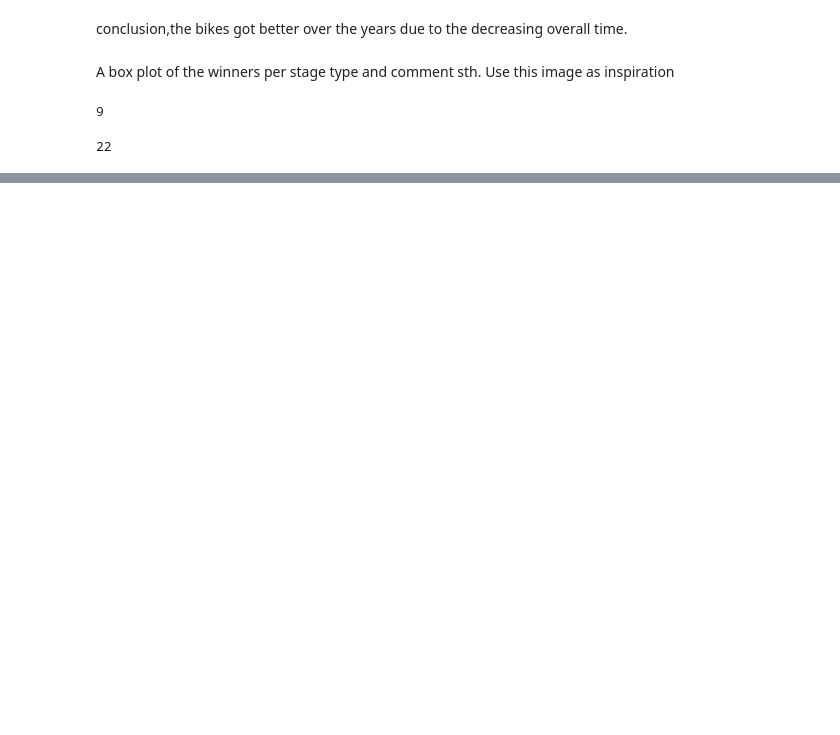
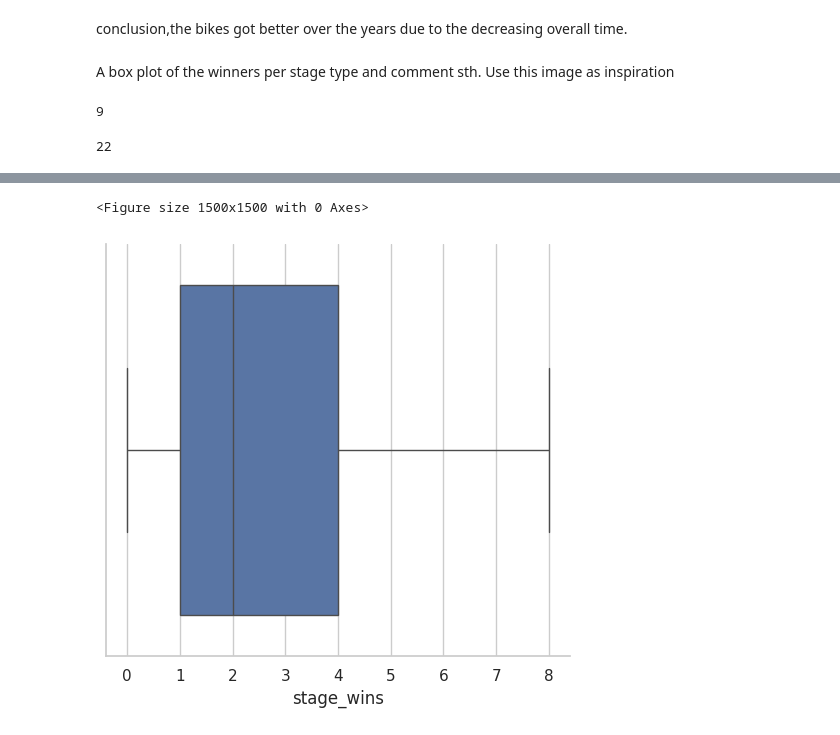
Before and after one commit to ericmuga253/Python-Data-, a Jupyter notebook: Untitled0.ipynb, the cells around one changed output, grey strips where cells are left out. Cells and saved outputs as stored; diff of their text form; code cells hidden in the pictures; blank space fills up the shorter version.

```diff
--- a/Untitled0.ipynb
+++ b/Untitled0.ipynb
@@ -135,0 +183,7 @@ sns.scatterplot(data=sport, x="stage_wins", y="stages_led")
+# %%
+plt.figure(figsize=(15, 15))
+sns.catplot(sport['stage_wins'], kind='box', orient='h')
+plt.show()
+# %% [output]
+<Figure size 1500x1500 with 0 Axes>
+[figure, added]
```
Also changed, not shown: parts of 9 cells of this notebook.
